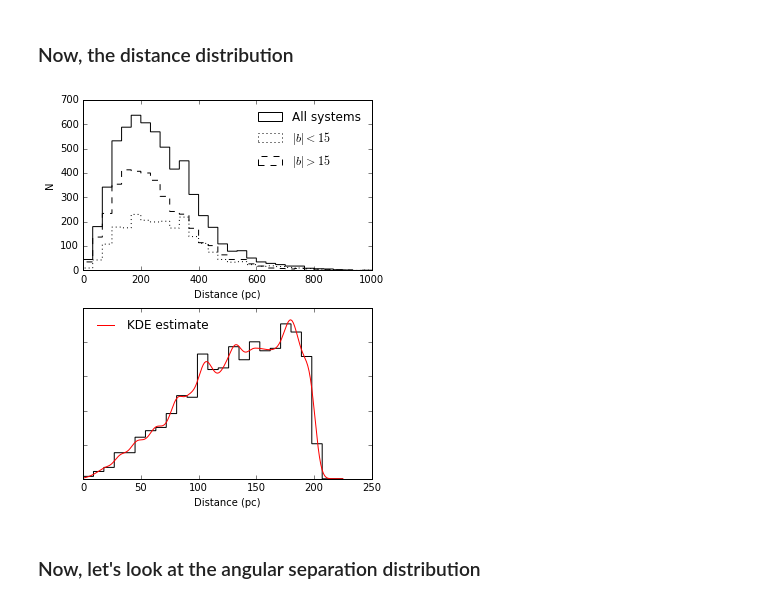
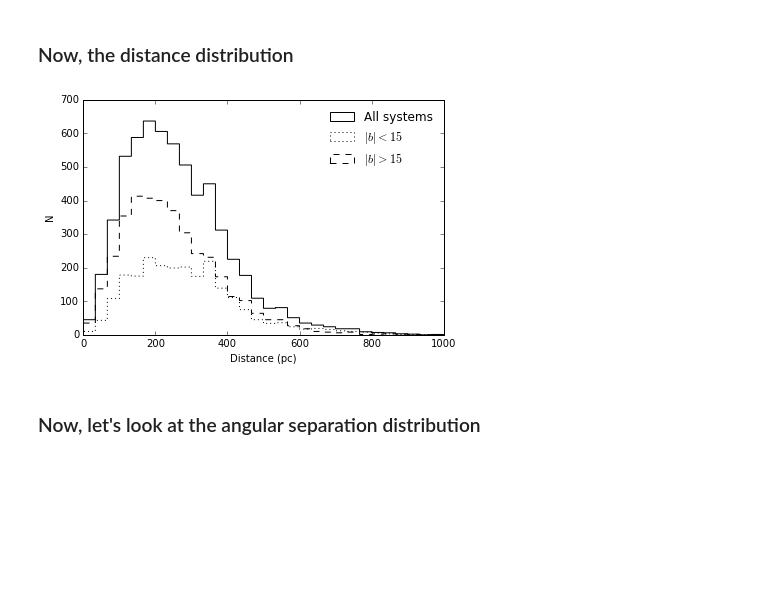
Before and after one commit to astroJeff/gaia_binaries, a Jupyter notebook: notebooks/TGAS_distribution.ipynb, the cells around one changed output. Drawn from its saved outputs; the diff is of its cells as text; code cells hidden in the pictures; blank space fills up the shorter version.

Commit message:
Notebooks with updated figures

```diff
--- a/notebooks/TGAS_distribution.ipynb
+++ b/notebooks/TGAS_distribution.ipynb
@@ -57,7 +101,7 @@ plt.savefig('../figures/TGAS_P_posterior_dist.pdf')
 # %% [markdown]
 ### Now, the distance distribution
 # %%
-fig, ax = plt.subplots(2, 1, figsize=(5, 6))
+#fig, ax = plt.subplots(2, 1, figsize=(5, 6))
 
 
 # Calculate distance from average parallaxes, weighted by uncertainties
@@ -69,48 +113,48 @@ for i in np.arange(len(TGAS_good)):
 
 
 
 # Determine pairs in halo and in Galactic plane
 coor_icrs = SkyCoord(ra=TGAS_good['ra_1']*u.degree, dec=TGAS_good['dec_1']*u.degree, frame='icrs')
 idx_plane = np.where(abs(coor_icrs.galactic.b.degree) < 15.0)
 idx_halo = np.where(abs(coor_icrs.galactic.b.degree) >= 15.0)
 
 # Plot different pairs
-ax[0].hist(dist, histtype='step', color='k', bins=30,
+plt.hist(dist, histtype='step', color='k', bins=30,
          range=(0, 1000), label='All systems')
-ax[0].hist(dist[idx_plane], histtype='step', color='k', bins=30,
+plt.hist(dist[idx_plane], histtype='step', color='k', bins=30,
          range=(0, 1000), linestyle='dotted', label=r'$|b|<15$')
-ax[0].hist(dist[idx_halo], histtype='step', color='k', bins=30,
+plt.hist(dist[idx_halo], histtype='step', color='k', bins=30,
          range=(0, 1000), linestyle='dashed', label=r'$|b|>15$')
 
-ax[0].set_xlabel('Distance (pc)')
-ax[0].set_ylabel('N')
+plt.xlabel('Distance (pc)')
+plt.ylabel('N')
 
-ax[0].legend(frameon=False)
+plt.legend(frameon=False)
 
 
 
 
 
-dist_kde = gaussian_kde(dist[dist<200.0], bw_method=0.1)
+# dist_kde = gaussian_kde(dist[dist<200.0], bw_method=0.1)
 
-tmp_dist = np.linspace(0.0, 225.0, 200)
-dist_out = dist_kde.evaluate((tmp_dist))
+# tmp_dist = np.linspace(0.0, 225.0, 200)
+# dist_out = dist_kde.evaluate((tmp_dist))
 
-ax[1].hist(dist[dist<200.0], normed=True, histtype='step', color='k', bins=25, range=(0,225.0))
-ax[1].plot(tmp_dist, dist_out, color='r', label='KDE estimate')
-ax[1].set_xlabel('Distance (pc)')
-ax[1].set_yticklabels([])
-ax[1].legend(loc=2, frameon=False)
+# ax[1].hist(dist[dist<200.0], normed=True, histtype='step', color='k', bins=25, range=(0,225.0))
+# ax[1].plot(tmp_dist, dist_out, color='r', label='KDE estimate')
+# ax[1].set_xlabel('Distance (pc)')
+# ax[1].set_yticklabels([])
+# ax[1].legend(loc=2, frameon=False)
 
 
 
 
 
 plt.tight_layout()
 plt.savefig('../figures/TGAS_distance_gal_b.pdf')
 #plt.show()
 # %% [output]
-[figure, old version]
+[figure, new version]
 # %% [markdown]
 ### Now, let's look at the angular separation distribution
 # %%
```
Also changed, not shown: parts of 13 cells of this notebook, 2 other files.
